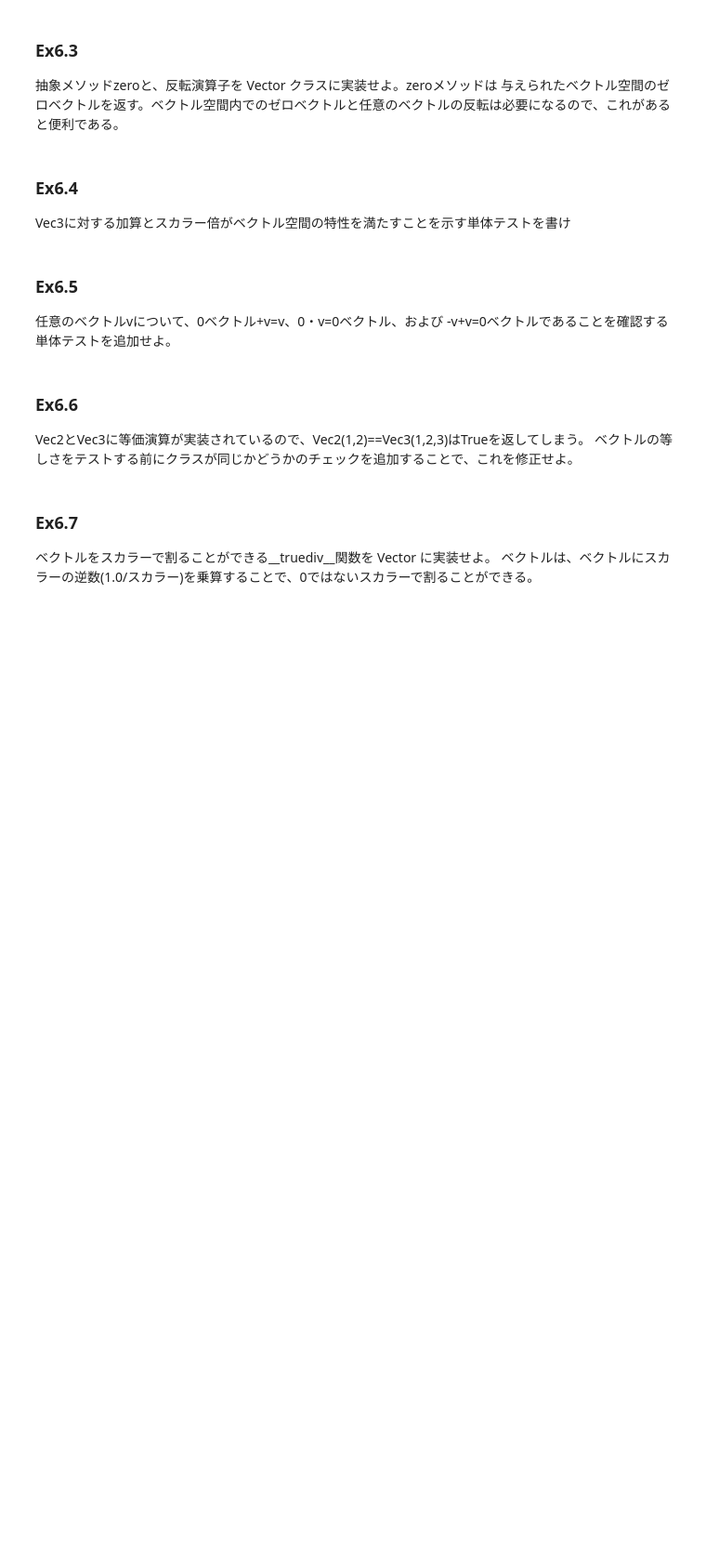
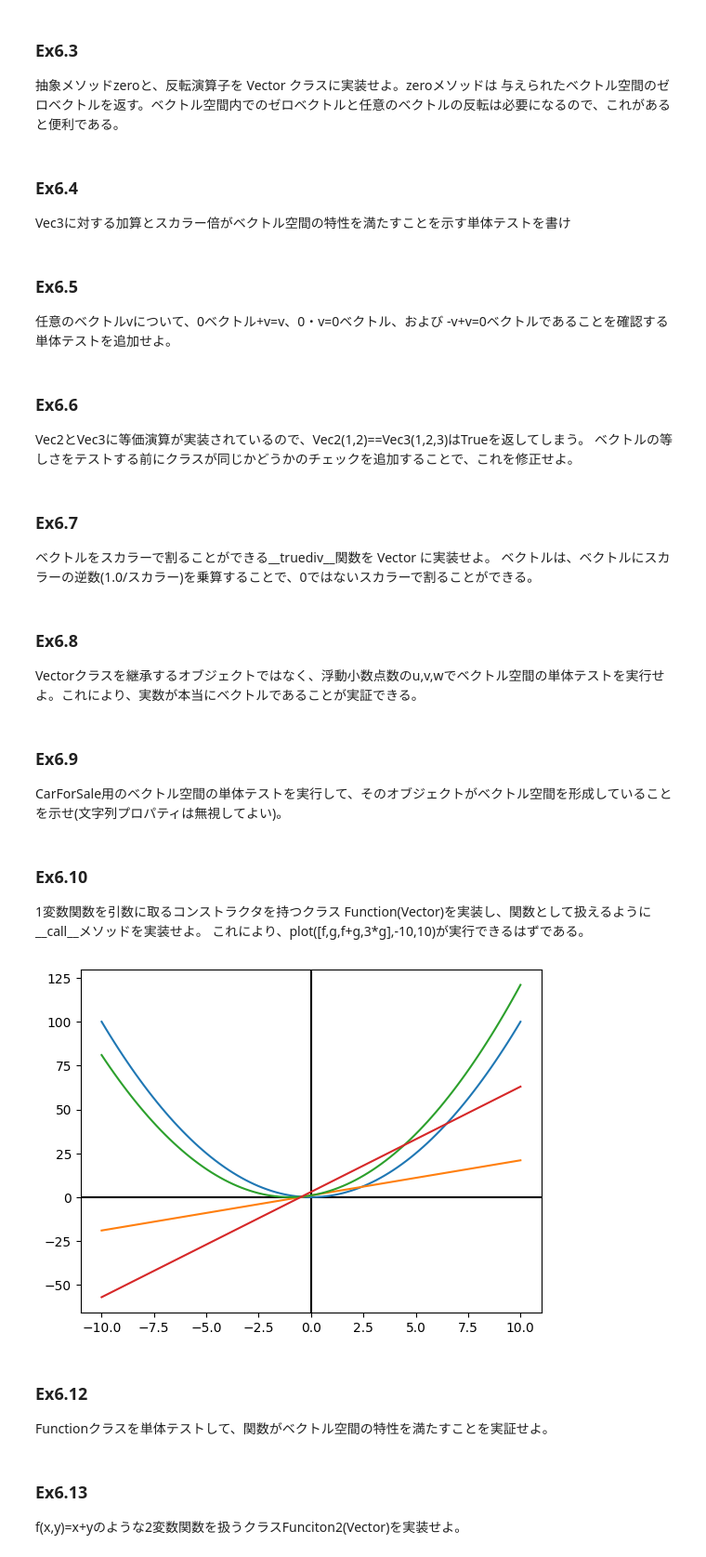
Before and after one commit to kjmatsuda/Math-for-Programmers, a Jupyter notebook: Chapter_06/ex6.ipynb, the cells around one changed output. Shown at 93% size. Cells and saved outputs as stored; diff of their text form; code cells hidden in the pictures; blank space fills up the shorter version.

```diff
--- a/Chapter_06/ex6.ipynb
+++ b/Chapter_06/ex6.ipynb
@@ -278,3 +278,6 @@ class Vec3(Vector):
         return Vec3(0,0,0)
 
 assert (Vec3(2,4,6) / 2) == Vec3(1,2,3)
+# %% [markdown]
+### Ex6.8
+Vectorクラスを継承するオブジェクトではなく、浮動小数点数のu,v,wでベクトル空間の単体テストを実行せよ。これにより、実数が本当にベクトルであることが実証できる。
@@ -280,0 +309,3 @@ assert (Vec3(2,4,6) / 2) == Vec3(1,2,3)
+# %% [markdown]
+### Ex6.9
+CarForSale用のベクトル空間の単体テストを実行して、そのオブジェクトがベクトル空間を形成していることを示せ(文字列プロパティは無視してよい)。
@@ -280,0 +314,62 @@ assert (Vec3(2,4,6) / 2) == Vec3(1,2,3)
+# %% [markdown]
+### Ex6.10
+1変数関数を引数に取るコンストラクタを持つクラス Function(Vector)を実装し、関数として扱えるように__call__メソッドを実装せよ。
+これにより、plot([f,g,f+g,3*g],-10,10)が実行できるはずである。
+# %%
+from typing import Any
+
+# plotting utility function for functions in this chapter
+import numpy as np
+import matplotlib.pyplot as plt
+from math import sin
+
+def plot(fs, xmin, xmax):
+    xs = np.linspace(xmin,xmax,100)
+    fig, ax = plt.subplots()
+    ax.axhline(y=0, color='k')
+    ax.axvline(x=0, color='k')
+    for f in fs:
+        ys = [f(x) for x in xs]
+        plt.plot(xs,ys)
+
+def func0(x):
+    return 0
+
+class Function(Vector):
+    def __init__(self, func):
+        self.func = func
+
+    def scale(self,scalar):
+        def new_function(x):
+            return self.func(x) * scalar
+        return Function(new_function)
+
+    def add(self,other):
+        def new_function(x):
+            return self.func(x) + other.func(x)
+        return Function(new_function)
+    @classmethod
+    def zero():
+        return Function(func0)
+
+    def __call__(self, *args: Any, **kwds: Any):
+        return self.func(args[0])
+
+def func1(x):
+    return x * x
+
+def func2(x):
+    return 2 * x + 1
+
+f = Function(func1)
+g = Function(func2)
+
+# plot([f],-10,10)
+# plot([f,g],-10,10)
+# plot([f,g,f+g],-10,10)
+plot([f,g,f+g,3*g],-10,10)
+# %% [output]
+[figure, added]
+# %% [markdown]
+### Ex6.12
+Functionクラスを単体テストして、関数がベクトル空間の特性を満たすことを実証せよ。
@@ -280,0 +397,3 @@ assert (Vec3(2,4,6) / 2) == Vec3(1,2,3)
+# %% [markdown]
+### Ex6.13
+f(x,y)=x+yのような2変数関数を扱うクラスFunciton2(Vector)を実装せよ。
```
Also changed, not shown: parts of 5 cells of this notebook.
